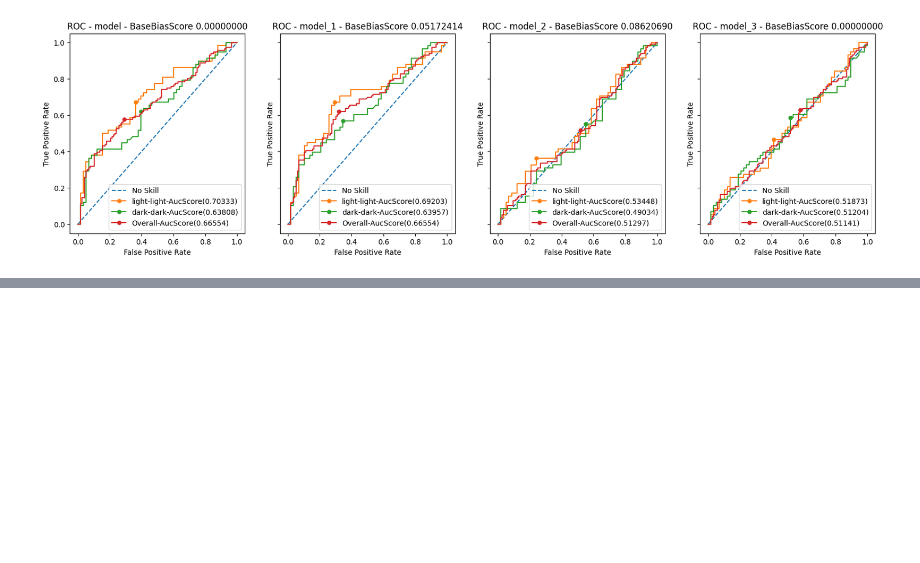
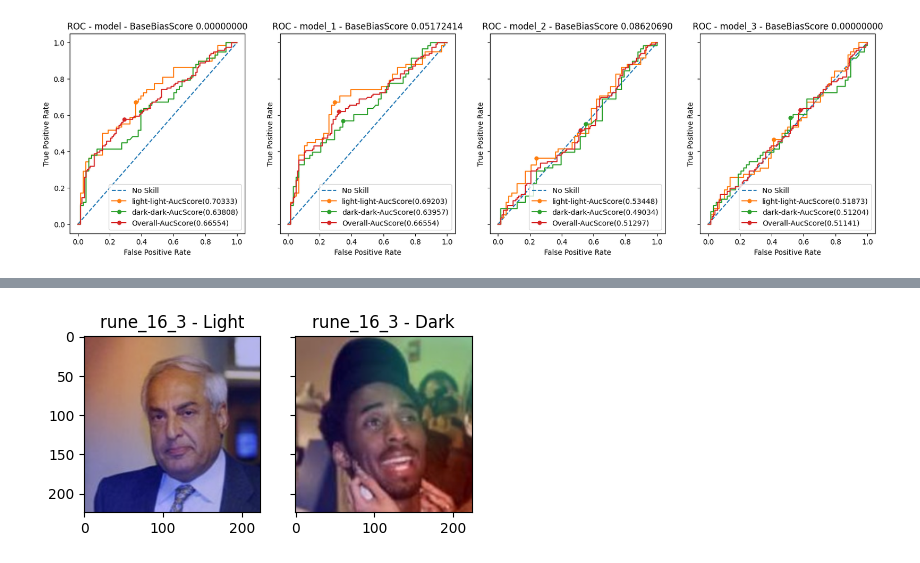
Before and after one commit to GhaidaAlAtoum/CS8321_FinalLab, a Jupyter notebook: code/compiling_results/compiling_results_run_e.ipynb, the cells around one changed output, grey strips where cells are left out. Saved outputs shown, nothing was run; the diff lists cells and outputs as text; code cells hidden in the pictures; blank space fills up the shorter version.

```diff
--- a/code/compiling_results/compiling_results_run_e.ipynb
+++ b/code/compiling_results/compiling_results_run_e.ipynb
@@ -323,0 +356,13 @@ PredictionPlotKit.plot_multiple_roc(
+# %%
+GradCam.plot_multiple_grad_cam(
+    title = "run{}_16_3".format(RUN_ID),
+    image_dir = IMAGE_DIR,
+    light_sample = light_sample,
+    dark_sample = dark_sample,
+    last_conv_layer_name = "block7_conv1",
+    model = run_e_model_16_3,
+    pre_processor_function = None,
+    save_output = False
+)
+# %% [output]
+[figure, added]
```
Also changed, not shown: parts of 7 cells of this notebook, 1 other file.
